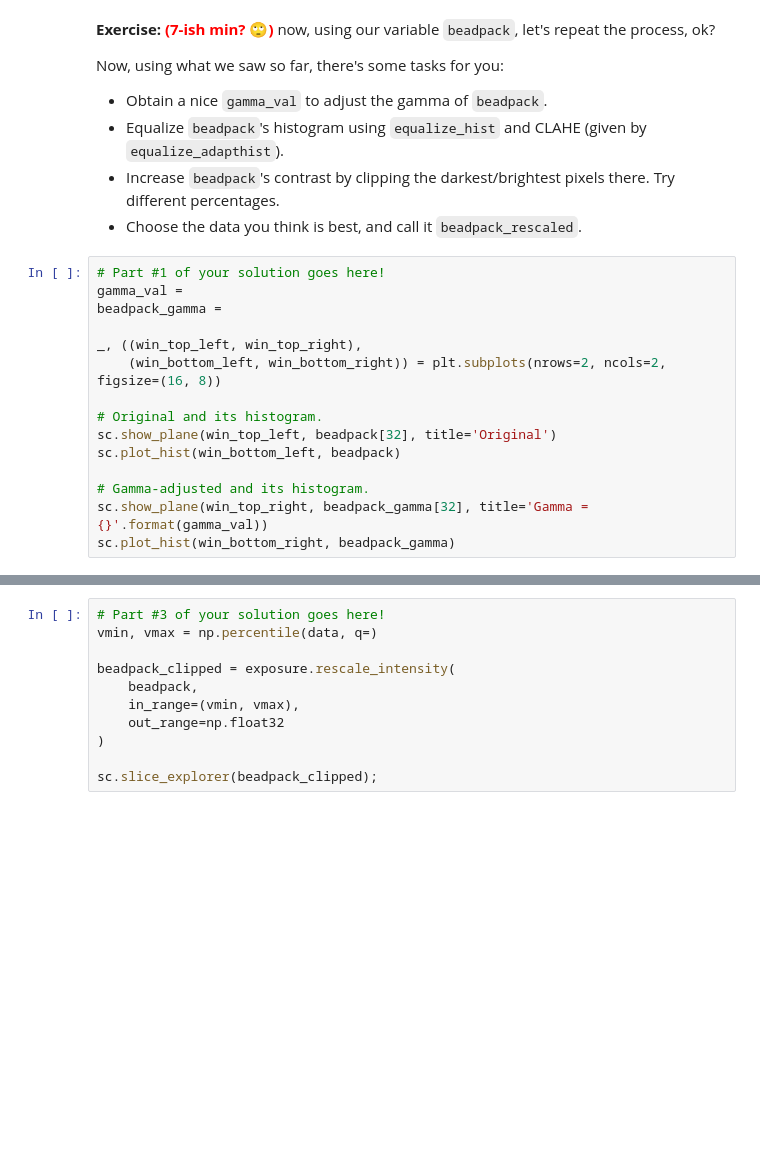
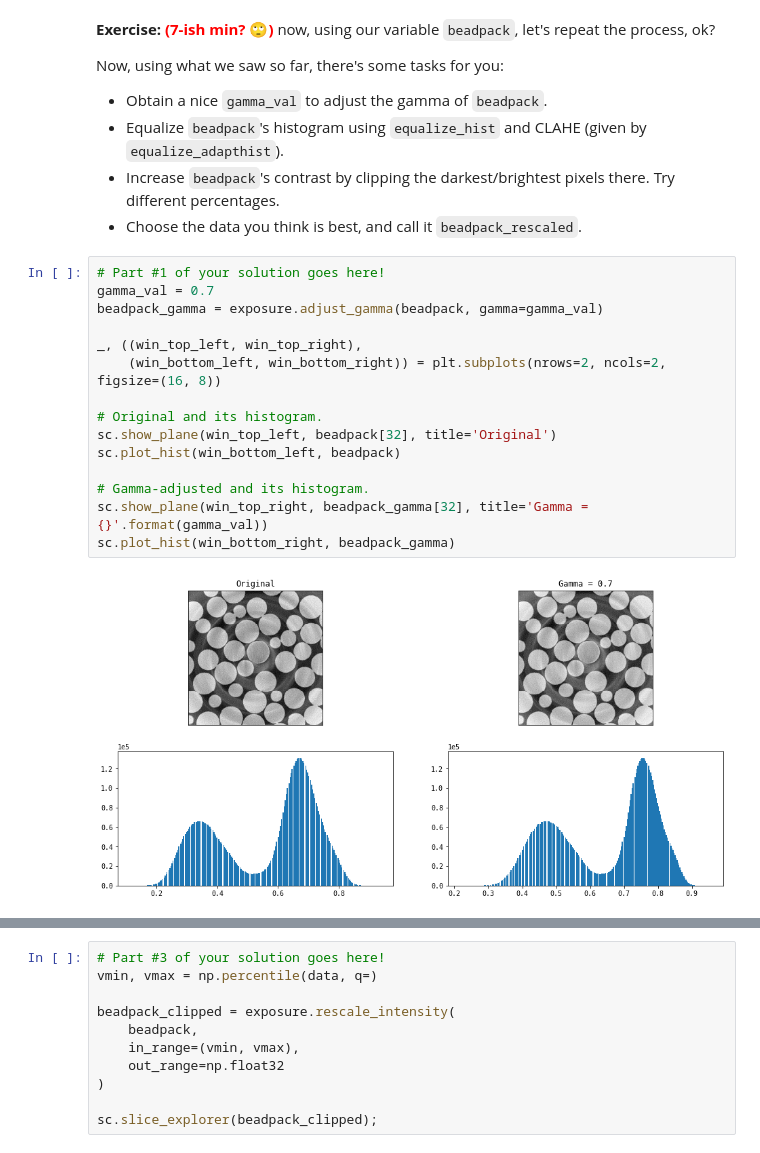
Before and after one commit to alexdesiqueira/tutorials, a Jupyter notebook: 2019/euroscipy2019/euroscipy2019_skimage.ipynb, the cells around one changed output, grey strips where cells are left out. Saved outputs shown, nothing was run; the diff lists cells and outputs as text; blank space fills up the shorter version.

```diff
--- a/2019/euroscipy2019/euroscipy2019_skimage.ipynb
+++ b/2019/euroscipy2019/euroscipy2019_skimage.ipynb
@@ -252,19 +256,21 @@ Now, using what we saw so far, there's some tasks for you:
   * Choose the data you think is best, and call it `beadpack_rescaled`.
 # %%
 # Part #1 of your solution goes here!
-gamma_val =
-beadpack_gamma =
+gamma_val = 0.7
+beadpack_gamma = exposure.adjust_gamma(beadpack, gamma=gamma_val)
 
 _, ((win_top_left, win_top_right),
     (win_bottom_left, win_bottom_right)) = plt.subplots(nrows=2, ncols=2, figsize=(16, 8))
 
 # Original and its histogram.
 sc.show_plane(win_top_left, beadpack[32], title='Original')
 sc.plot_hist(win_bottom_left, beadpack)
 
 # Gamma-adjusted and its histogram.
 sc.show_plane(win_top_right, beadpack_gamma[32], title='Gamma = {}'.format(gamma_val))
 sc.plot_hist(win_bottom_right, beadpack_gamma)
+# %% [output]
+[figure, added]
 # %%
 # Part #2 of your solution goes here!
 
```
Also changed, not shown: parts of 34 cells of this notebook, 1 other file.
